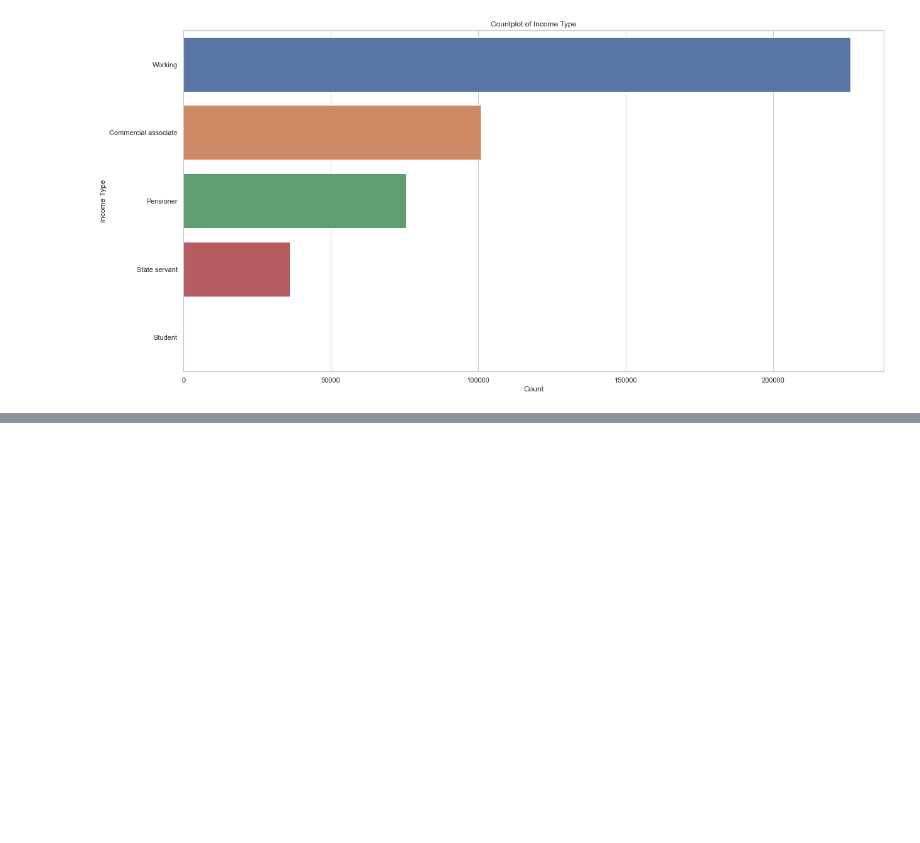
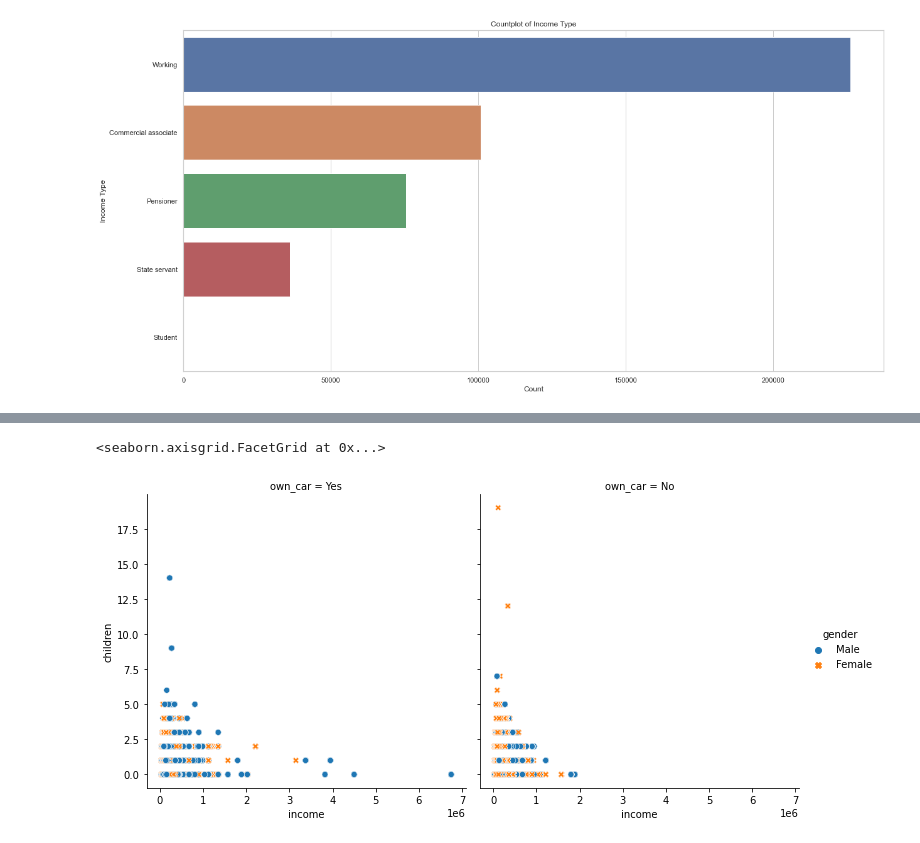
Before and after one commit to alexisd1212/DATA301Project, a Jupyter notebook: notebooks/analysis1.ipynb, the cells around one changed output, grey strips where cells are left out. Drawn from its saved outputs; the diff is of its cells as text; code cells hidden in the pictures; blank space fills up the shorter version.

```diff
--- a/notebooks/analysis1.ipynb
+++ b/notebooks/analysis1.ipynb
@@ -252,0 +302,9 @@ The countplot shows us how many more applicants are working/employed, further so
+# %%
+sns.relplot(
+    data=final_df, x="income", y="children",
+    col="own_car", hue="gender", style="gender",
+    kind="scatter"
+)
+# %% [output]
+<seaborn.axisgrid.FacetGrid at 0x...>
+[figure, added]
```
Also changed, not shown: parts of 10 cells of this notebook, 1 other file.
